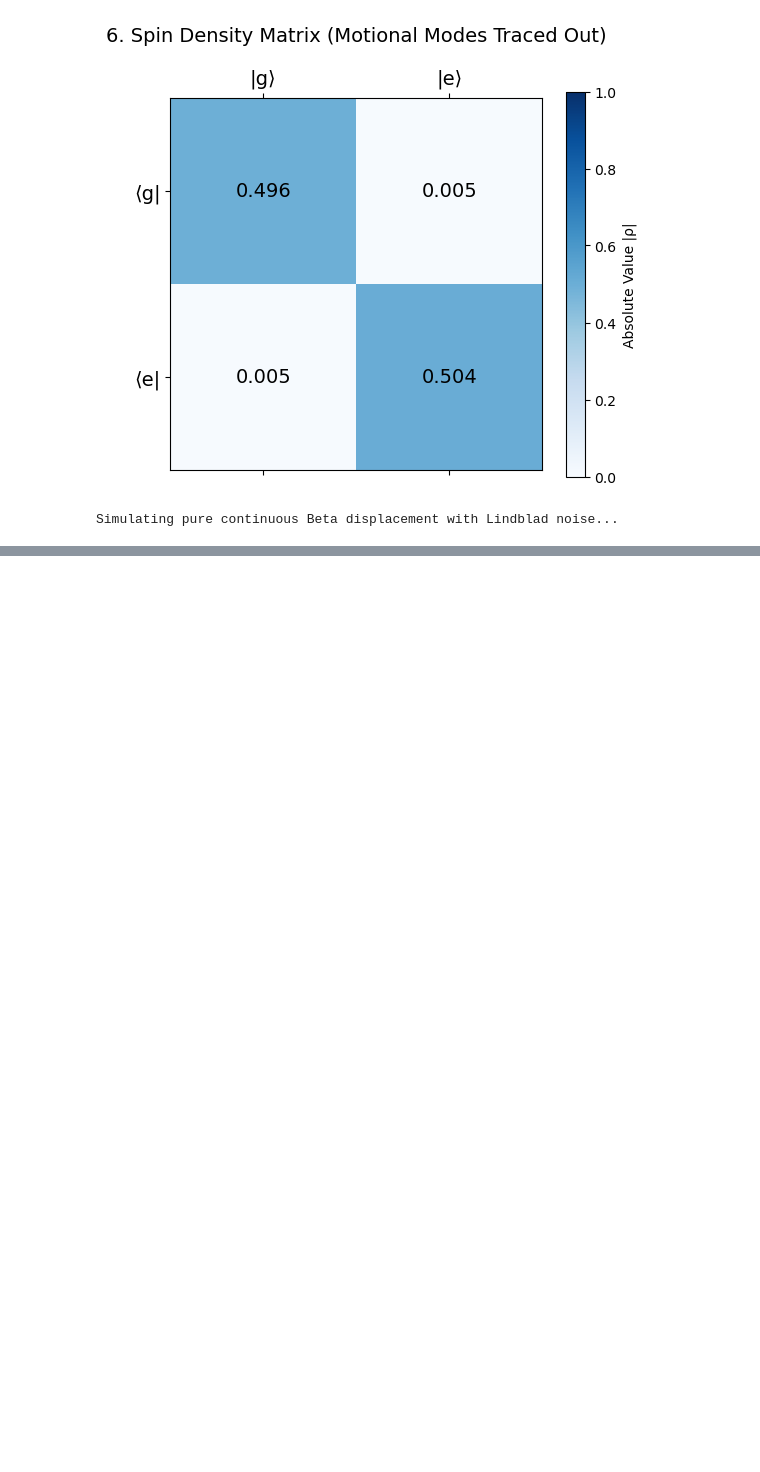
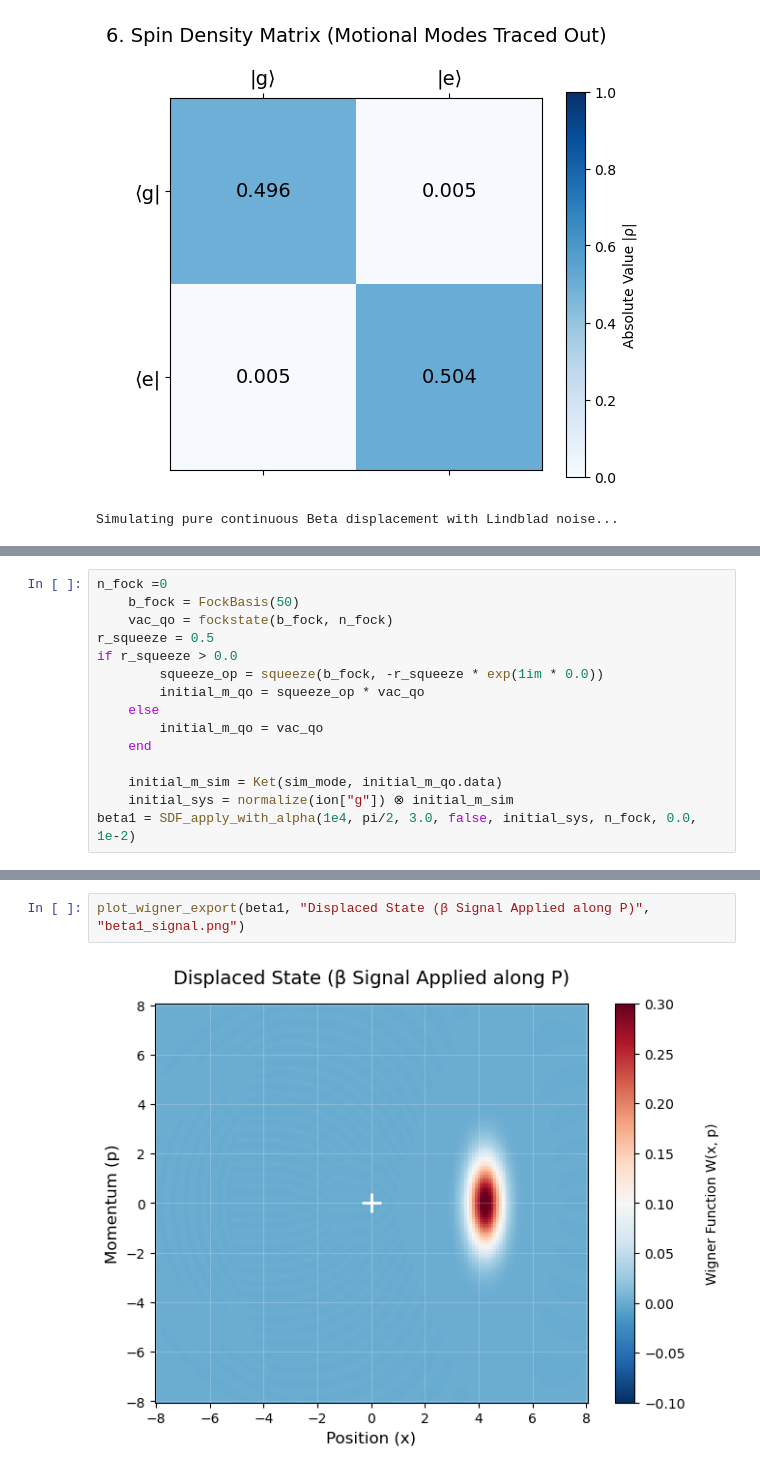
Before and after one commit to park2003/TestSQRLab, a Jupyter notebook: 0829_images.ipynb, the cells around one changed output, grey strips where cells are left out. Cells and saved outputs as stored; diff of their text form; blank space fills up the shorter version.

```diff
--- a/0829_images.ipynb
+++ b/0829_images.ipynb
@@ -534,0 +709,15 @@ Simulating pure continuous Beta displacement with Lindblad noise...
+# %%
+n_fock =0
+    b_fock = FockBasis(50)
+    vac_qo = fockstate(b_fock, n_fock)
+r_squeeze = 0.5
+if r_squeeze > 0.0
+        squeeze_op = squeeze(b_fock, -r_squeeze * exp(1im * 0.0))
+        initial_m_qo = squeeze_op * vac_qo
+    else
+        initial_m_qo = vac_qo
+    end
+
+    initial_m_sim = Ket(sim_mode, initial_m_qo.data)
+    initial_sys = normalize(ion["g"]) ⊗ initial_m_sim
+beta1 = SDF_apply_with_alpha(1e4, pi/2, 3.0, false, initial_sys, n_fock, 0.0, 1e-2)
@@ -534,0 +743,4 @@ Simulating pure continuous Beta displacement with Lindblad noise...
+# %%
+plot_wigner_export(beta1, "Displaced State (β Signal Applied along P)", "beta1_signal.png")
+# %% [output]
+[figure, added]
```
Also changed, not shown: parts of 9 cells of this notebook, 4 other files.
